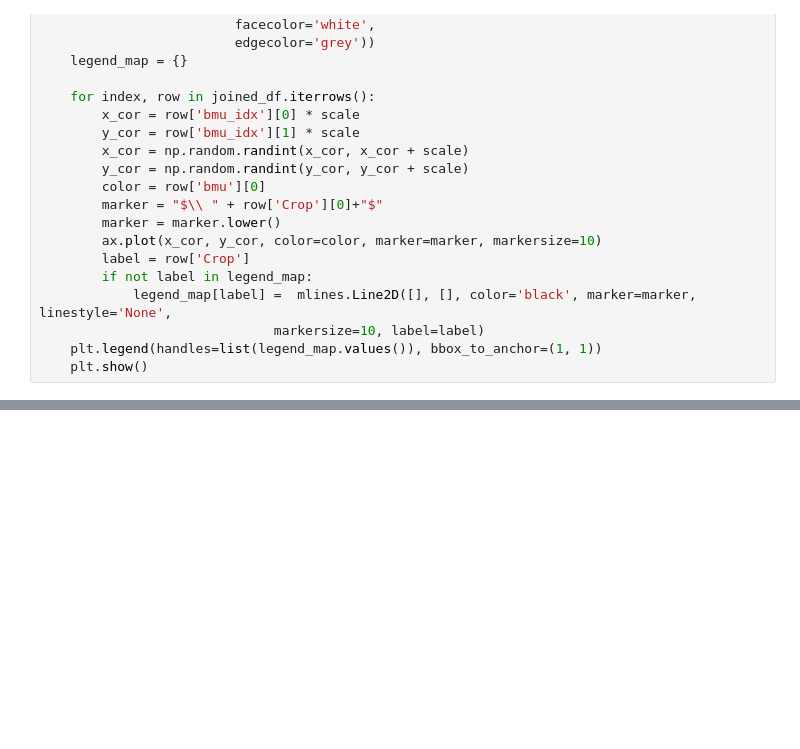
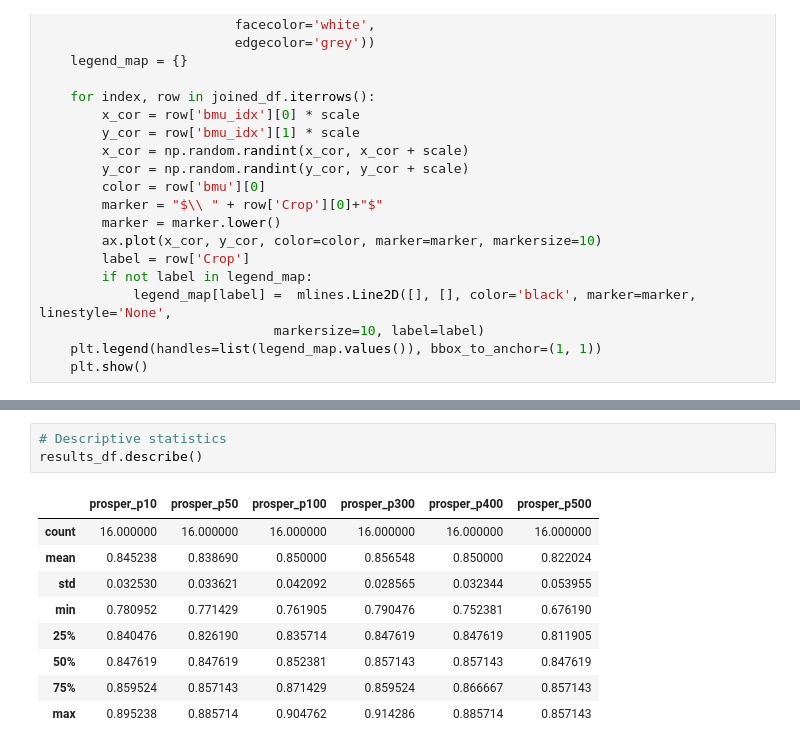
Before and after one commit to richardjonker2000/TMBD-Project-3, a Jupyter notebook: SOM1A.ipynb, the cells around one changed output, grey strips where cells are left out. Saved outputs shown, nothing was run; the diff lists cells and outputs as text; blank space fills up the shorter version.

```diff
--- a/SOM1A.ipynb
+++ b/SOM1A.ipynb
@@ -411,0 +461,13 @@ print(tabulate(table, headers, tablefmt="pretty"))
+# %%
+# Descriptive statistics
+results_df.describe()
+# %% [output]
+|  | prosper_p10 | prosper_p50 | prosper_p100 | prosper_p300 | prosper_p400 | prosper_p500 |
+| count | 16.000000 | 16.000000 | 16.000000 | 16.000000 | 16.000000 | 16.000000 |
+| mean | 0.845238 | 0.838690 | 0.850000 | 0.856548 | 0.850000 | 0.822024 |
+| std | 0.032530 | 0.033621 | 0.042092 | 0.028565 | 0.032344 | 0.053955 |
+| min | 0.780952 | 0.771429 | 0.761905 | 0.790476 | 0.752381 | 0.676190 |
+| 25% | 0.840476 | 0.826190 | 0.835714 | 0.847619 | 0.847619 | 0.811905 |
+| 50% | 0.847619 | 0.847619 | 0.852381 | 0.857143 | 0.857143 | 0.847619 |
+| 75% | 0.859524 | 0.857143 | 0.871429 | 0.859524 | 0.866667 | 0.857143 |
+| max | 0.895238 | 0.885714 | 0.904762 | 0.914286 | 0.885714 | 0.857143 |
```
Also changed, not shown: parts of 12 cells of this notebook, 1 other file.
